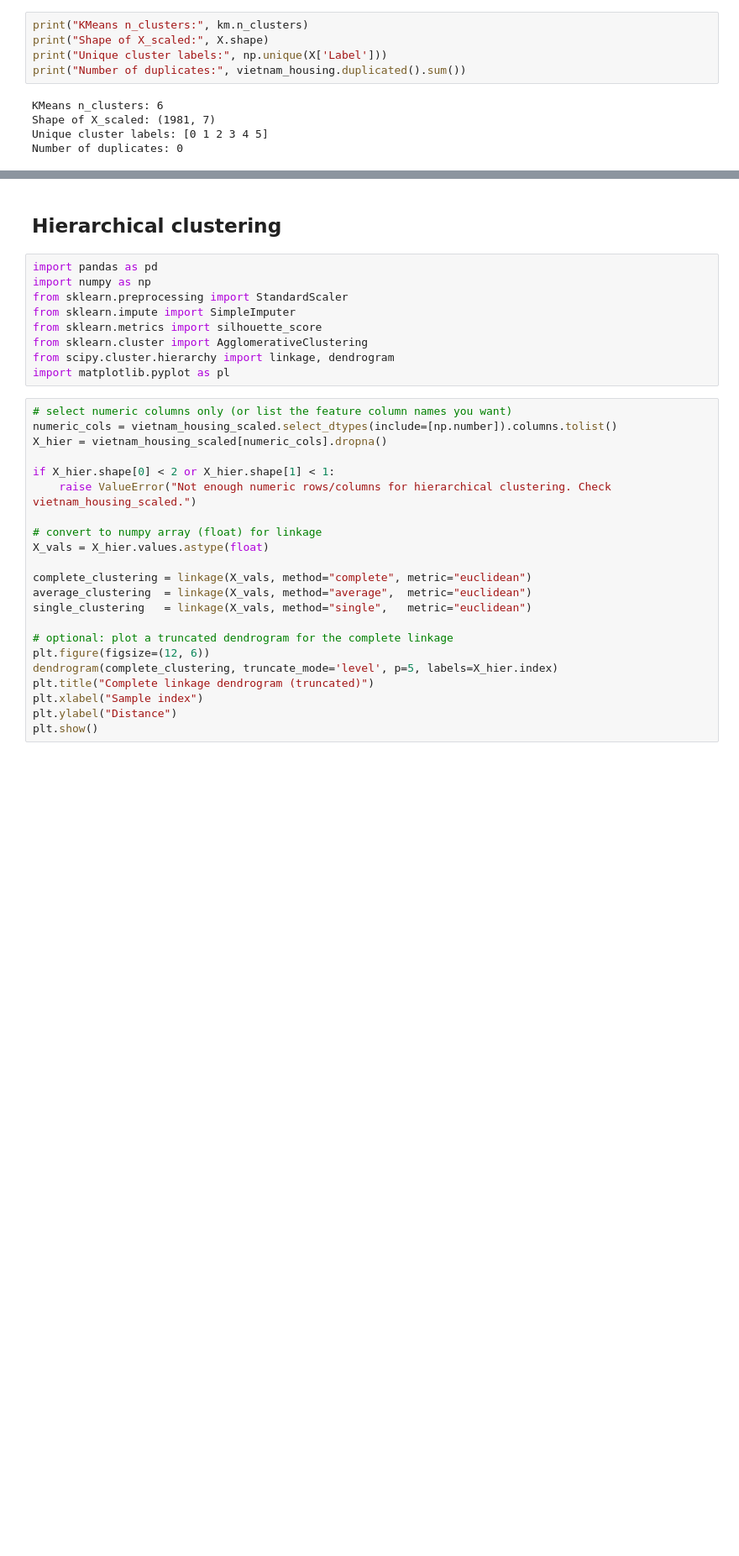
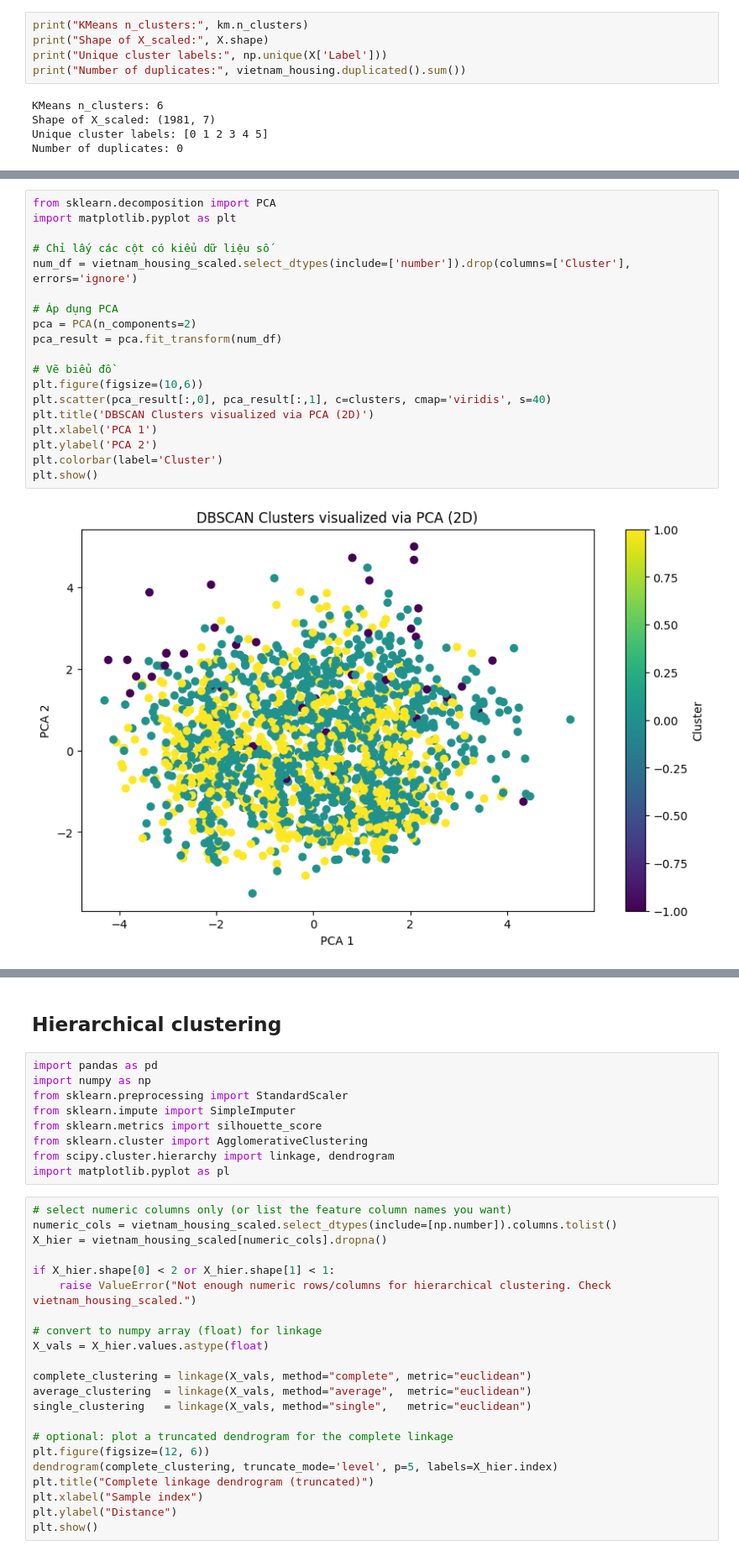
Before and after one commit to Project-cu-i-k/final_project_group4, a Jupyter notebook: python_project.ipynb, the cells around one changed output, grey strips where cells are left out. Shown at 84% size. Cells and saved outputs as stored; diff of their text form; blank space fills up the shorter version.

```diff
--- a/python_project.ipynb
+++ b/python_project.ipynb
@@ -331,0 +464,21 @@ Number of duplicates: 0
+# %%
+from sklearn.decomposition import PCA
+import matplotlib.pyplot as plt
+
+# Chỉ lấy các cột có kiểu dữ liệu số
+num_df = vietnam_housing_scaled.select_dtypes(include=['number']).drop(columns=['Cluster'], errors='ignore')
+
+# Áp dụng PCA
+pca = PCA(n_components=2)
+pca_result = pca.fit_transform(num_df)
+
+# Vẽ biểu đồ
+plt.figure(figsize=(10,6))
+plt.scatter(pca_result[:,0], pca_result[:,1], c=clusters, cmap='viridis', s=40)
+plt.title('DBSCAN Clusters visualized via PCA (2D)')
+plt.xlabel('PCA 1')
+plt.ylabel('PCA 2')
+plt.colorbar(label='Cluster')
+plt.show()
+# %% [output]
+[figure, added]
```
Also changed, not shown: parts of 16 cells of this notebook.
